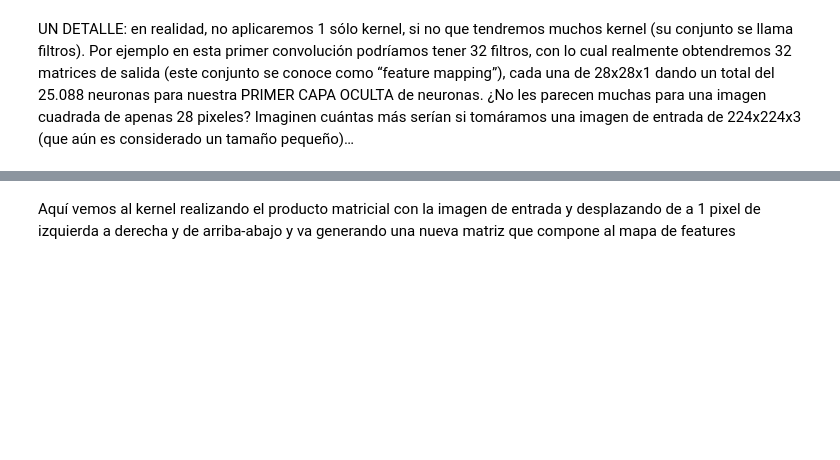
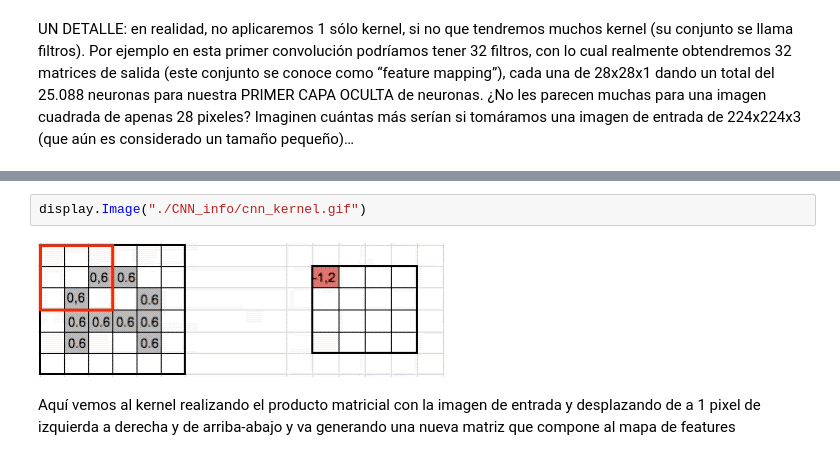
Before and after one commit to IsabelManiega/IA_Python, a Jupyter notebook: 10_Deep Learning/ejercicios tensorflow MNIST/MNIST_1.ipynb, the cells around one changed output, grey strips where cells are left out. Cells and saved outputs as stored; diff of their text form; blank space fills up the shorter version.

```diff
--- a/10_Deep Learning/ejercicios tensorflow MNIST/MNIST_1.ipynb
+++ b/10_Deep Learning/ejercicios tensorflow MNIST/MNIST_1.ipynb
@@ -33,3 +37,7 @@ UN DETALLE: en realidad, no aplicaremos 1 sólo kernel, si no que tendremos much
+# %%
+display.Image("./CNN_info/cnn_kernel.gif")
+# %% [output]
+[figure, added]
 # %% [markdown]
 Aquí vemos al kernel realizando el producto matricial con la imagen de entrada y desplazando de a 1 pixel de izquierda a derecha y de arriba-abajo y va generando una nueva matriz que compone al mapa de features
 # %% [markdown]
```
Also changed, not shown: parts of 12 cells of this notebook, 1 other file.
